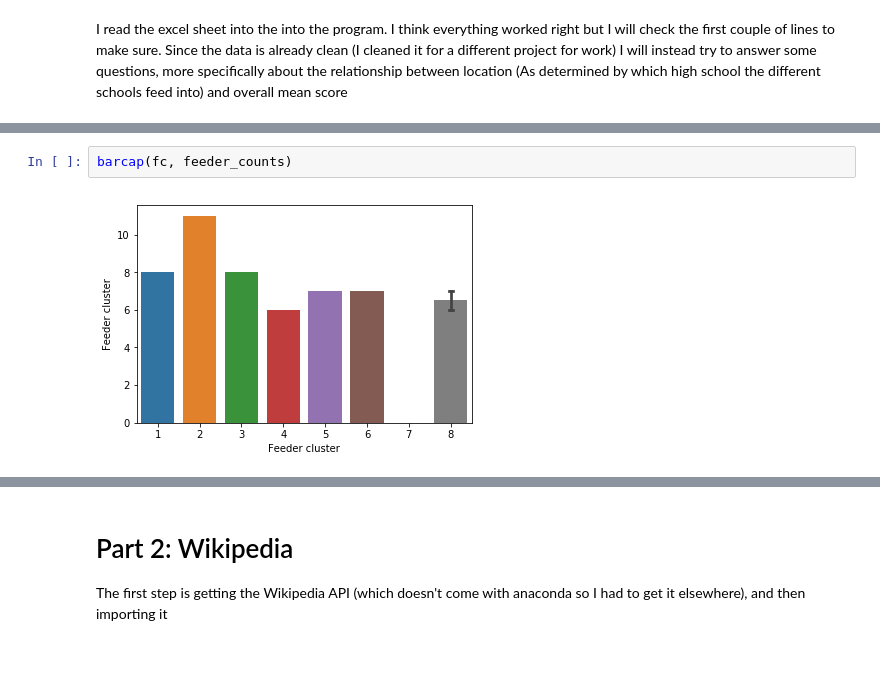
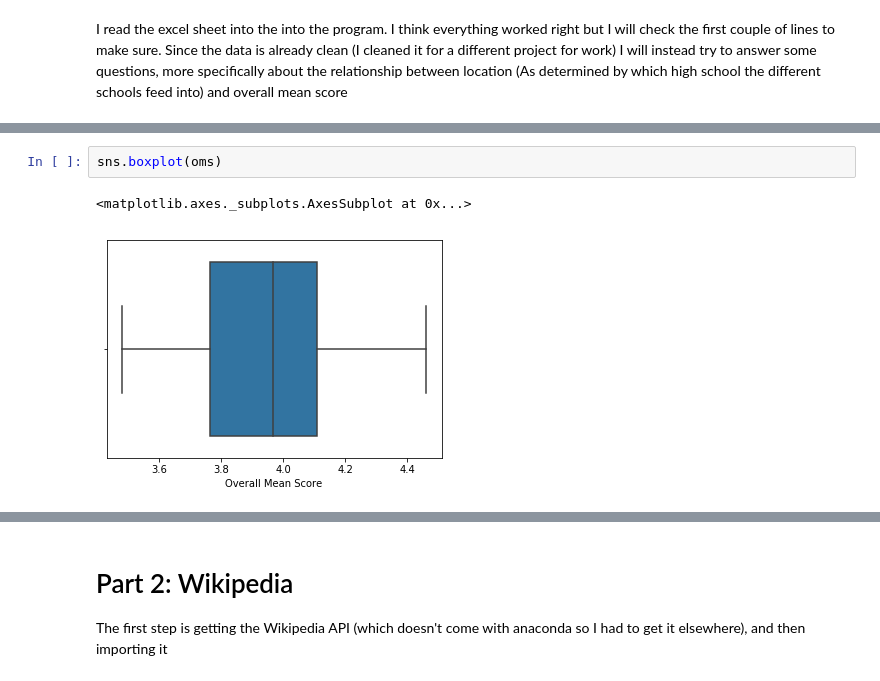
Before and after one commit to jacobbills/213R, a Jupyter notebook: Homework 1.ipynb, the cells around one changed output, grey strips where cells are left out. Cells and saved outputs as stored; diff of their text form.

```diff
--- a/Homework 1.ipynb
+++ b/Homework 1.ipynb
@@ -127,4 +74,5 @@ boxcat(fc, oms)##check for outliers
-# %%
-barcap(fc, feeder_counts)
-# %% [output]
-[figure, removed]
+# %%
+sns.boxplot(oms)
+# %% [output]
+<matplotlib.axes._subplots.AxesSubplot at 0x...>
+[figure, added]
```
Also changed, not shown: parts of 70 cells of this notebook.
